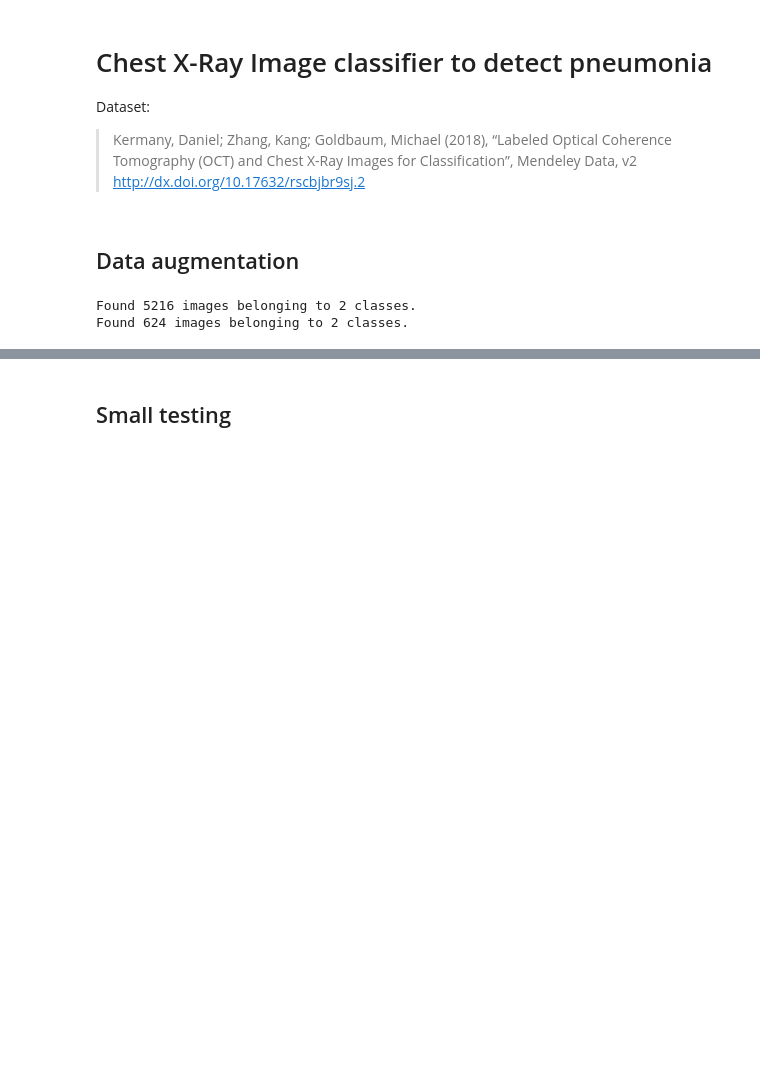
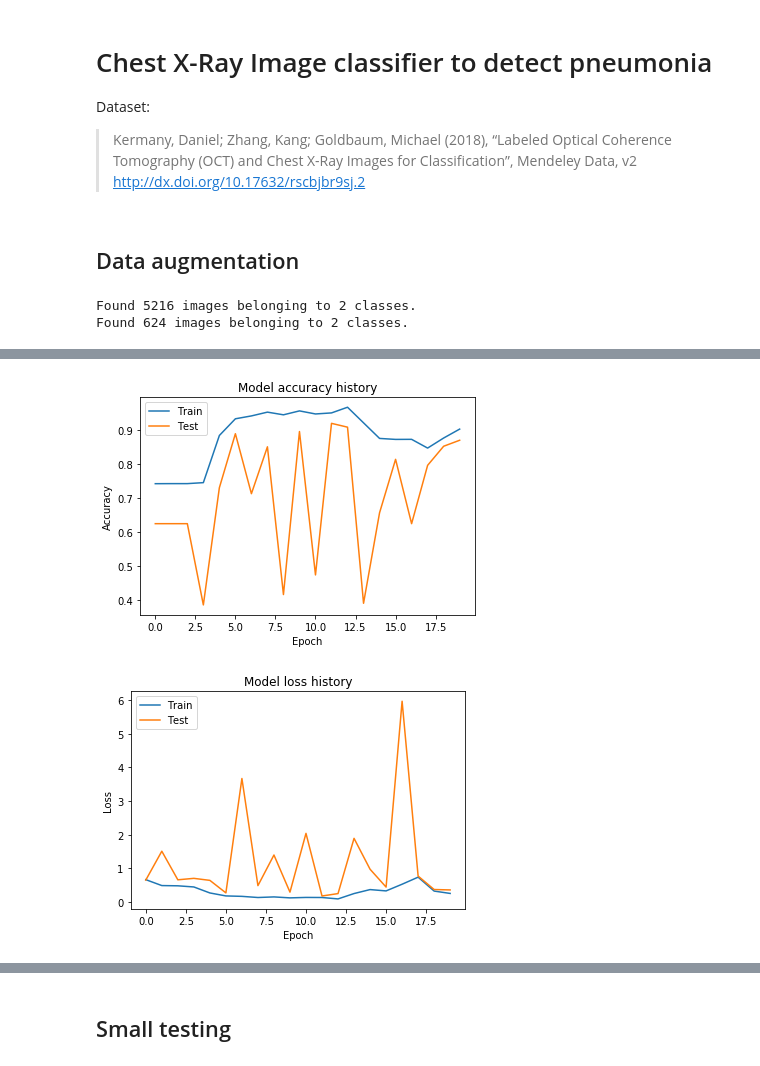
Before and after one commit to AdrianLorenzoDev/xray-pneumonia-detection, a Jupyter notebook: pneumonia.ipynb, the cells around one changed output, grey strips where cells are left out. Drawn from its saved outputs; the diff is of its cells as text; code cells hidden in the pictures; blank space fills up the shorter version.

```diff
--- a/pneumonia.ipynb
+++ b/pneumonia.ipynb
@@ -211,0 +272,20 @@ plt.show()
+# %%
+xceptionConv = Xception(include_top=False, weights="imagenet", input_shape=(224,224,3))
+
+x = Flatten()(xceptionConv.output)
+x = Dropout(0.5)(x)
+x = Dense(512, activation=relu)(x)
+x = Dropout(0.5)(x)
+x = Dense(512, activation=relu)(x)
+output = Dense(1, activation=sigmoid)(x)
+
+
+xceptionModel = Model(inputs=xceptionConv.input,outputs=output)
+
+xceptionModel.compile(
+    optimizer=Adam(),
+    loss='binary_crossentropy',
+    metrics=['accuracy']
+)
+
+xceptionModel.summary()
@@ -211,0 +310,18 @@ plt.show()
+# %%
+xceptionEarlyStopping = EarlyStopping(
+    monitor='val_acc',
+    mode='auto',
+    baseline=None,
+    restore_best_weights=True,
+    patience = 8,
+    verbose = 1
+)
+
+xceptionHistory = xceptionModel.fit_generator(
+    generator = xceptionTrainGenerator,
+    steps_per_epoch = stepsTraining,
+    epochs=40,
+    validation_data = xceptionValidationGenerator,
+    validation_steps = stepsValidation,
+    callbacks=[xceptionEarlyStopping]
+)
@@ -211,0 +346,5 @@ plt.show()
+# %%
+plotHistory(xceptionHistory)
+# %% [output]
+[figure, added]
+[figure, added]
```
Also changed, not shown: parts of 30 cells of this notebook.
